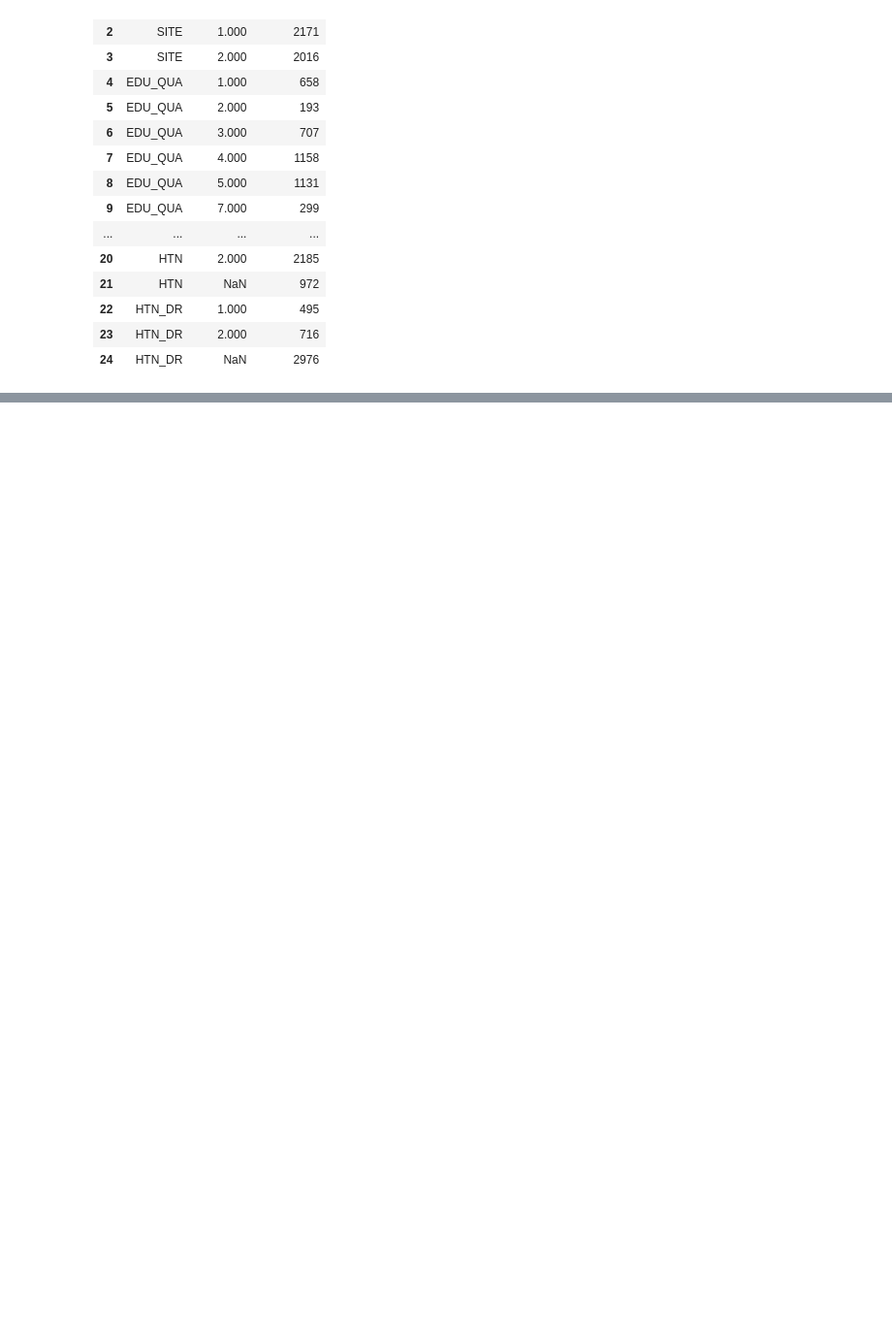
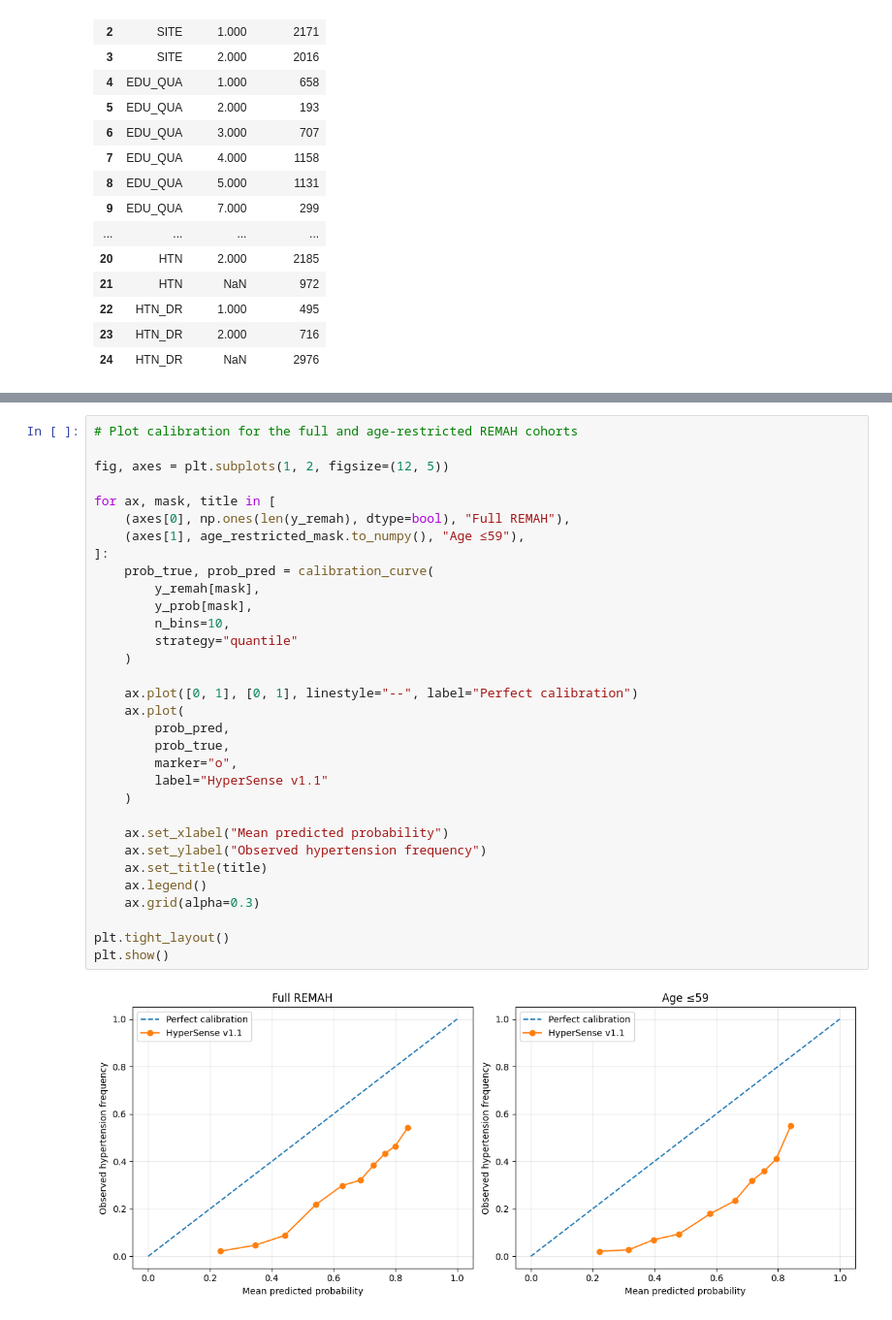
Before and after one commit to Phawazz/HyperSense, a Jupyter notebook: HyperSense v1.2/01_transportability.ipynb, the cells around one changed output, grey strips where cells are left out. Shown at 97% size. Drawn from its saved outputs; the diff is of its cells as text; blank space fills up the shorter version.

```diff
--- a/HyperSense v1.2/01_transportability.ipynb
+++ b/HyperSense v1.2/01_transportability.ipynb
@@ -276,0 +667,34 @@ Continuous variables:
+# %%
+# Plot calibration for the full and age-restricted REMAH cohorts
+
+fig, axes = plt.subplots(1, 2, figsize=(12, 5))
+
+for ax, mask, title in [
+    (axes[0], np.ones(len(y_remah), dtype=bool), "Full REMAH"),
+    (axes[1], age_restricted_mask.to_numpy(), "Age ≤59"),
+]:
+    prob_true, prob_pred = calibration_curve(
+        y_remah[mask],
+        y_prob[mask],
+        n_bins=10,
+        strategy="quantile"
+    )
+
+    ax.plot([0, 1], [0, 1], linestyle="--", label="Perfect calibration")
+    ax.plot(
+        prob_pred,
+        prob_true,
+        marker="o",
+        label="HyperSense v1.1"
+    )
+
+    ax.set_xlabel("Mean predicted probability")
+    ax.set_ylabel("Observed hypertension frequency")
+    ax.set_title(title)
+    ax.legend()
+    ax.grid(alpha=0.3)
+
+plt.tight_layout()
+plt.show()
+# %% [output]
+[figure, added]
```
Also changed, not shown: parts of 31 cells of this notebook.
